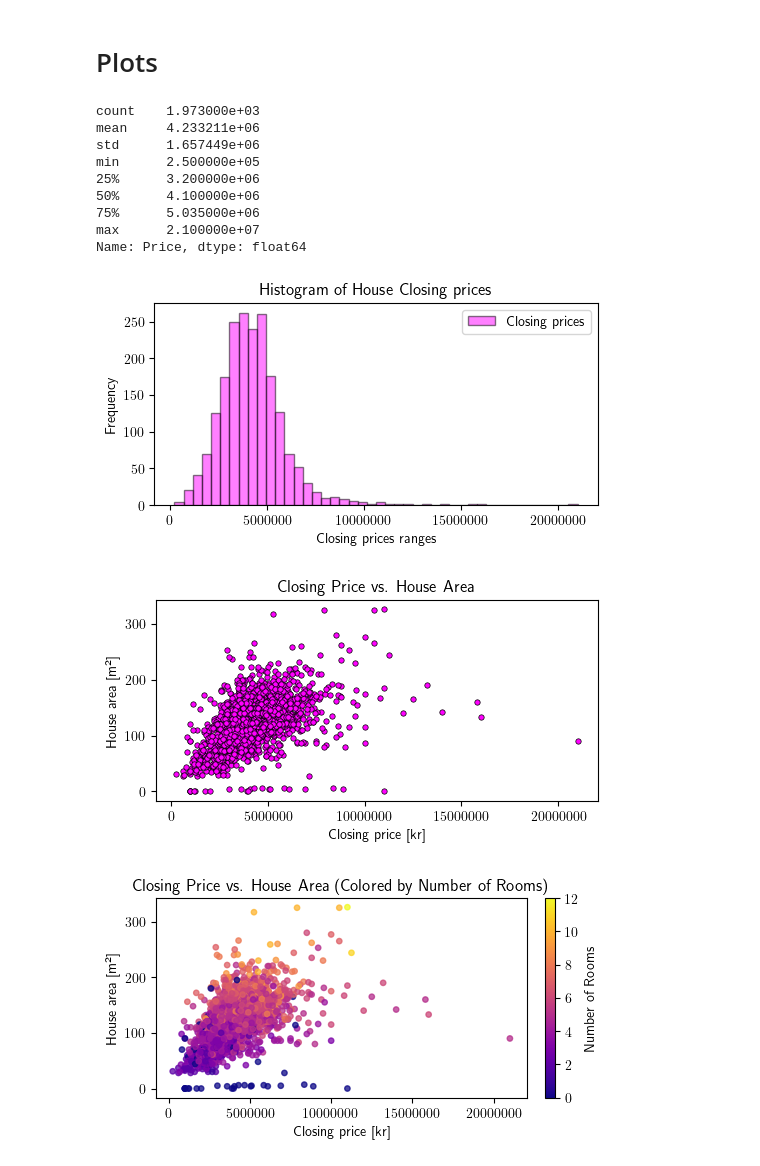
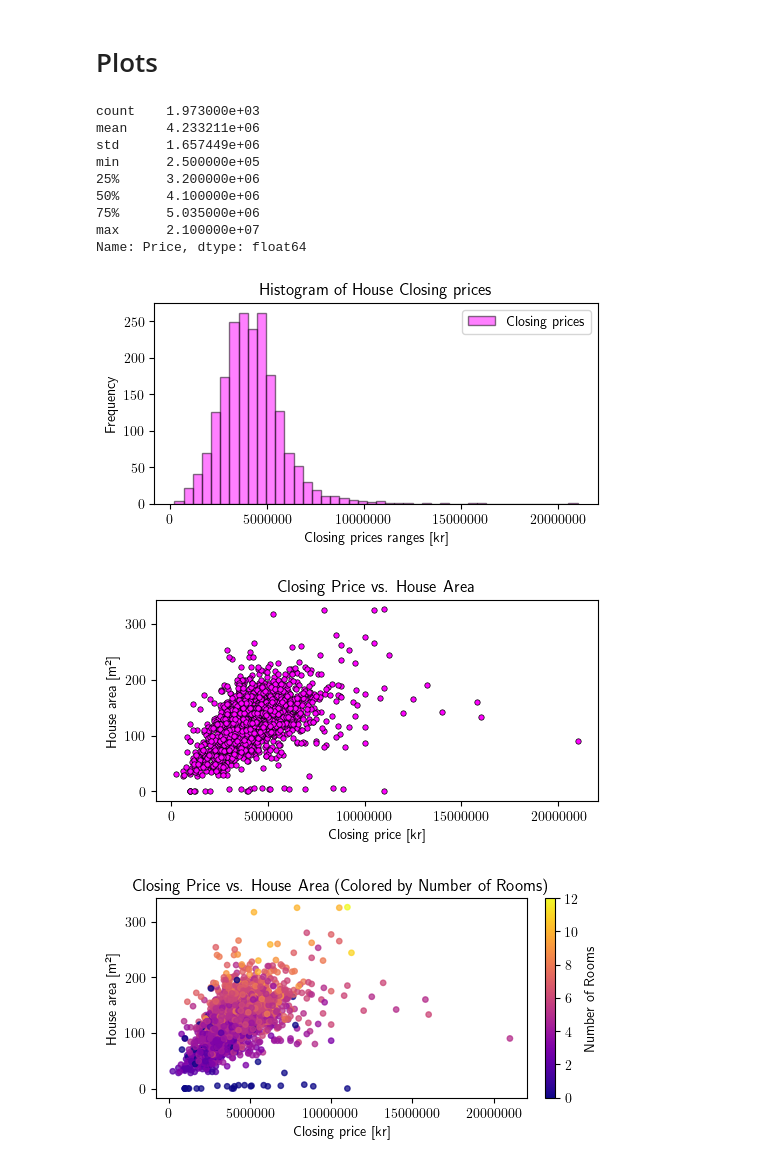
Before and after one commit to olabratt/DIT407, a Jupyter notebook: Assignment2/ola/assignment2.ipynb, the cells around one changed output. Drawn from its saved outputs; the diff is of its cells as text; code cells hidden in the pictures.

```diff
--- a/Assignment2/ola/assignment2.ipynb
+++ b/Assignment2/ola/assignment2.ipynb
@@ -122,7 +122,7 @@ print(entities['Price'].describe())
 num_bins = int(len(entities['Price']) ** 0.5) # Determine the number of bins using the square root choice method
 fig1, ax1 = pyplot.subplots(figsize=(5, 2.7), layout='constrained')
 ax1.hist(entities['Price'], bins=num_bins, color='magenta', edgecolor='black', linewidth=1, alpha=0.5, label='Closing prices')
-ax1.set_xlabel('Closing prices ranges')  # Add an x-label to the axes.
+ax1.set_xlabel('Closing prices ranges [kr]')  # Add an x-label to the axes.
 ax1.set_ylabel('Frequency')  # Add a y-label to the axes.
 ax1.set_title("Histogram of House Closing prices")  # Add a title to the axes.
 ax1.legend(loc='upper right')
@@ -134,33 +134,33 @@ fig1.savefig('histogram_closing_price.pdf', bbox_inches='tight')
 fig2, ax2 = pyplot.subplots(figsize=(5, 2.7), layout='constrained')
 ax2.scatter(entities['Price'], entities['Area'], s=15, color='magenta', edgecolor='black', linewidth=0.5)
 ax2.set_xlabel('Closing price [kr]')  # Add an x-label to the axes.
 ax2.set_ylabel('House area [m²]')  # Add a y-label to the axes.
 ax2.set_title("Closing Price vs. House Area")  # Add a title to the axes.
 ax2.ticklabel_format(useOffset=1, style='plain', axis='x')
 fig2.savefig('closing_price_house_ares.pdf', bbox_inches='tight')
 
 
 # Plot Closing Price vs. House Area (Colored by Number of Rooms)
 fig3, ax3 = pyplot.subplots(figsize=(5, 2.7), layout='constrained')
 ax3.scatter(entities['Price'], entities['Area'],  c=entities['Rooms'], cmap='plasma', s=15, alpha=0.75)
 ax3.set_xlabel('Closing price [kr]')  # Add an x-label to the axes.
 ax3.set_ylabel('House area [m²]')  # Add a y-label to the axes.
 ax3.set_title("Closing Price vs. House Area (Colored by Number of Rooms)")  # Add a title to the axes.
 sm = pyplot.cm.ScalarMappable(cmap='plasma')
 sm.set_array(entities['Rooms'])
 fig3.colorbar(sm,  label='Number of Rooms', ax=pyplot.gca())
 ax3.ticklabel_format(useOffset=1, style='plain', axis='x')
 fig3.savefig('closing_price_house_ares_color.pdf', bbox_inches='tight')
 # %% [output]
 count    1.973000e+03
 mean     4.233211e+06
 std      1.657449e+06
 min      2.500000e+05
 25%      3.200000e+06
 50%      4.100000e+06
 75%      5.035000e+06
 max      2.100000e+07
 Name: Price, dtype: float64
-[figure, old version]
+[figure, new version]
 [figure]
 [figure]
```
Also changed, not shown: 5 other files.
